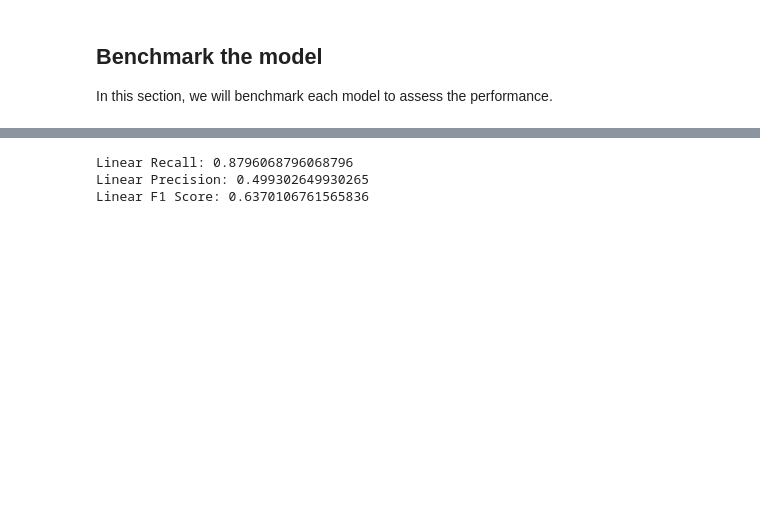
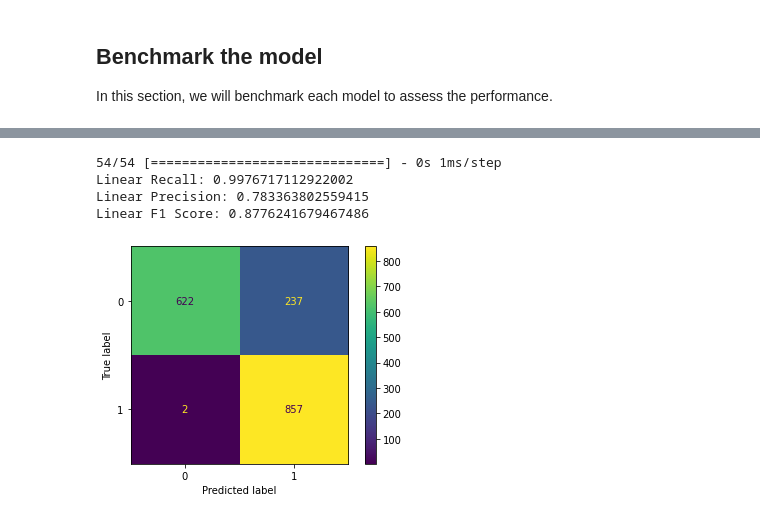
Before and after one commit to dlmbl/intro_ml, a Jupyter notebook: exercise-1.ipynb, the cells around one changed output, grey strips where cells are left out. Saved outputs shown, nothing was run; the diff lists cells and outputs as text; code cells hidden in the pictures; blank space fills up the shorter version.

```diff
--- a/exercise-1.ipynb
+++ b/exercise-1.ipynb
@@ -731,25 +767,30 @@ for i in range(8):
 # %%
 # Generate predictions
 test_list = list(db.test_dataset.as_numpy_iterator())
-X_test = [item[0] for item in test_list]
-y_test = [item[1] for item in test_list]
-
-X_test = np.concatenate(X_test, axis=0)
-y_test = np.concatenate(y_test, axis=0)
+X_test = np.concatenate([item[0] for item in test_list], axis=0)
+y_test = np.concatenate([item[1] for item in test_list], axis=0)
 y_test = np.argmax(y_test, axis=-1)
 
 # Compute linear classifier metrics
 y_pred = linear_classifier.predict(X_test)
 y_pred = np.argmax(y_pred, axis=-1)
 
 recall = sklearn.metrics.recall_score(y_test, y_pred)
 precision = sklearn.metrics.precision_score(y_test, y_pred)
 f1 = sklearn.metrics.f1_score(y_test, y_pred)
 
 print('Linear Recall: {}'.format(recall))
 print('Linear Precision: {}'.format(precision))
-print('Linear F1 Score: {}'.format(f1))
+print('Linear F1 Score: {}'.format(f1), '\n')
+
+# Visualize a confusion matrix
+cm = sklearn.metrics.confusion_matrix(y_test, y_pred)
+disp = sklearn.metrics.ConfusionMatrixDisplay(cm)
+disp.plot()
+plt.show()
 # %% [output]
-Linear Recall: 0.8796068796068796
-Linear Precision: 0.499302649930265
-Linear F1 Score: 0.6370106761565836
+54/54 [==============================] - 0s 1ms/step
+Linear Recall: 0.9976717112922002
+Linear Precision: 0.783363802559415
+Linear F1 Score: 0.8776241679467486
+[figure, added]
```
Also changed, not shown: parts of 20 cells of this notebook.
